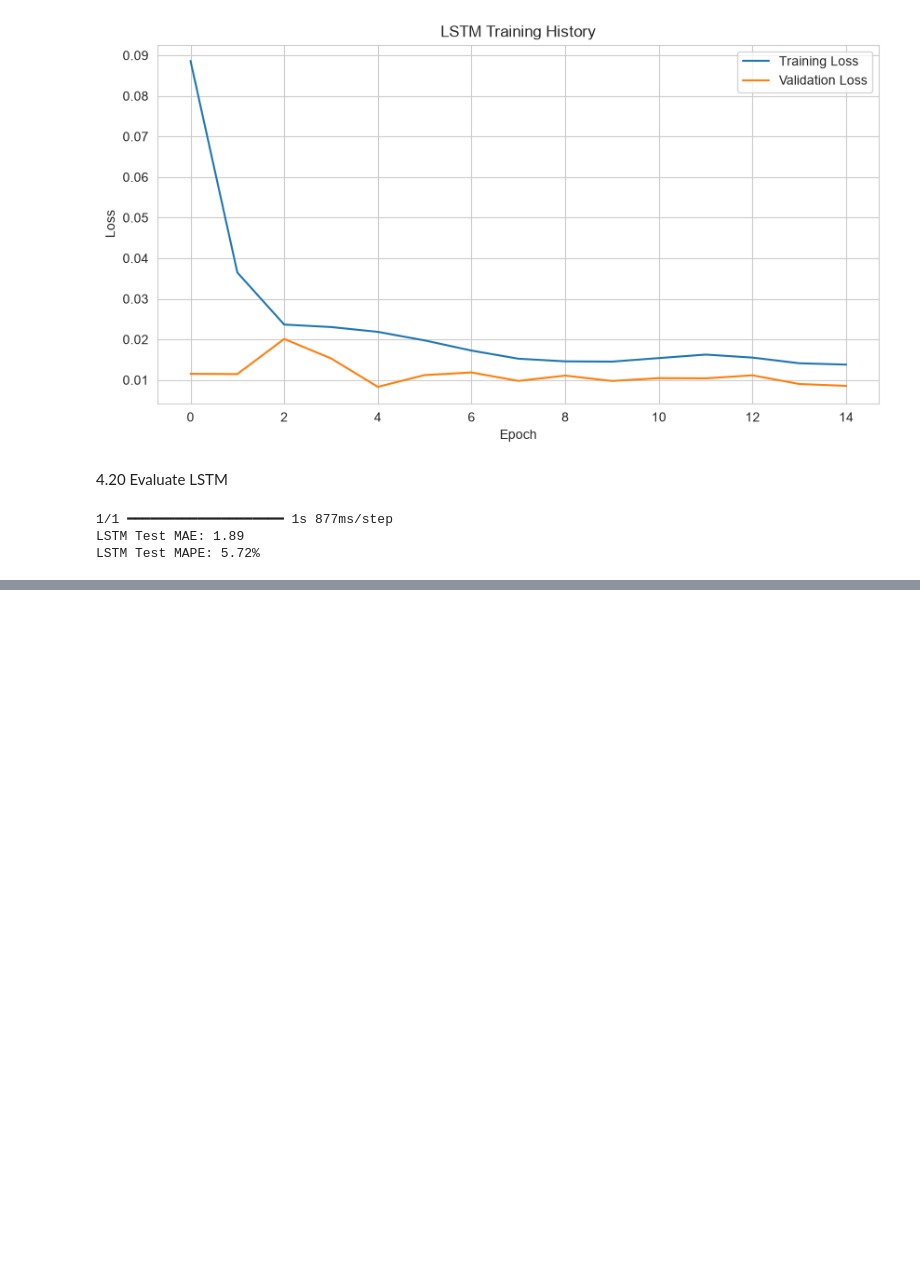
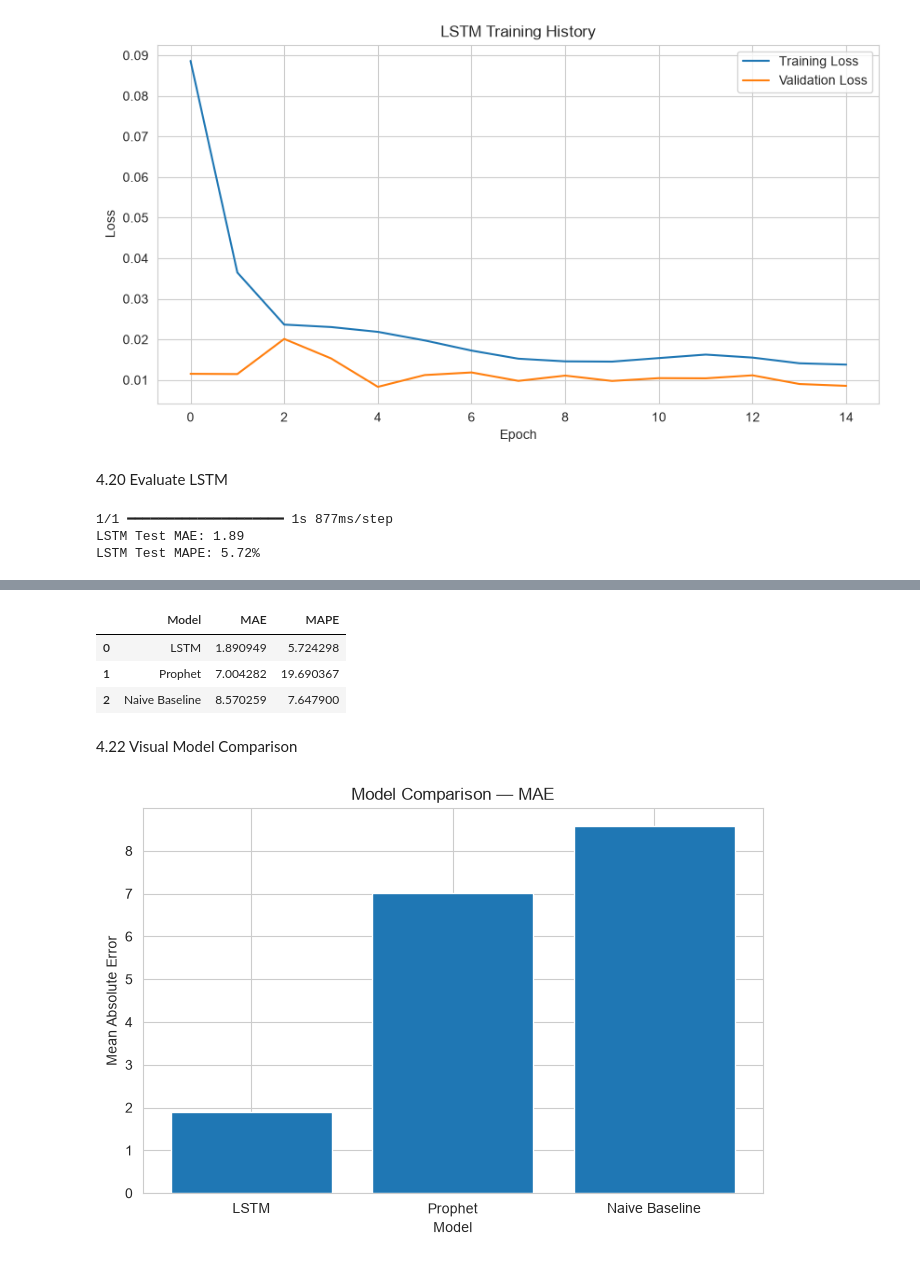
Before and after one commit to kevinkiplangat432/Predictive-Time-Series-Pipeline-using-a-Dual-Input-LSTM-and-Geospatial-Mapping, a Jupyter notebook: kenyan_prices_food.ipynb, the cells around one changed output, grey strips where cells are left out. Drawn from its saved outputs; the diff is of its cells as text; code cells hidden in the pictures; blank space fills up the shorter version.

Commit message:
visual models comparison

```diff
--- a/kenyan_prices_food.ipynb
+++ b/kenyan_prices_food.ipynb
@@ -1833,0 +1832,50 @@ The model with the lowest error is considered the strongest forecasting candidat
+# %%
+# Create a comparison table for the three approaches
+
+model_comparison = pd.DataFrame({
+    "Model": [
+        "Naive Baseline",
+        "Prophet",
+        "LSTM"
+    ],
+    "MAE": [
+        naive_mae,
+        prophet_test_mae,
+        lstm_mae
+    ],
+    "MAPE": [
+        naive_mape,
+        prophet_test_mape,
+        lstm_mape
+    ]
+})
+
+# Sort models by MAE
+model_comparison = model_comparison.sort_values(
+    "MAE"
+).reset_index(drop=True)
+
+model_comparison
+# %% [output]
+|  | Model | MAE | MAPE |
+| 0 | LSTM | 1.890949 | 5.724298 |
+| 1 | Prophet | 7.004282 | 19.690367 |
+| 2 | Naive Baseline | 8.570259 | 7.647900 |
+# %% [markdown]
+4.22 Visual Model Comparison
+# %%
+# Compare MAE across models
+
+plt.figure(figsize=(8, 5))
+
+plt.bar(
+    model_comparison["Model"],
+    model_comparison["MAE"]
+)
+
+plt.title("Model Comparison — MAE")
+plt.xlabel("Model")
+plt.ylabel("Mean Absolute Error")
+plt.show()
+# %% [output]
+[figure, added]
```
Also changed, not shown: parts of 3 cells of this notebook.
